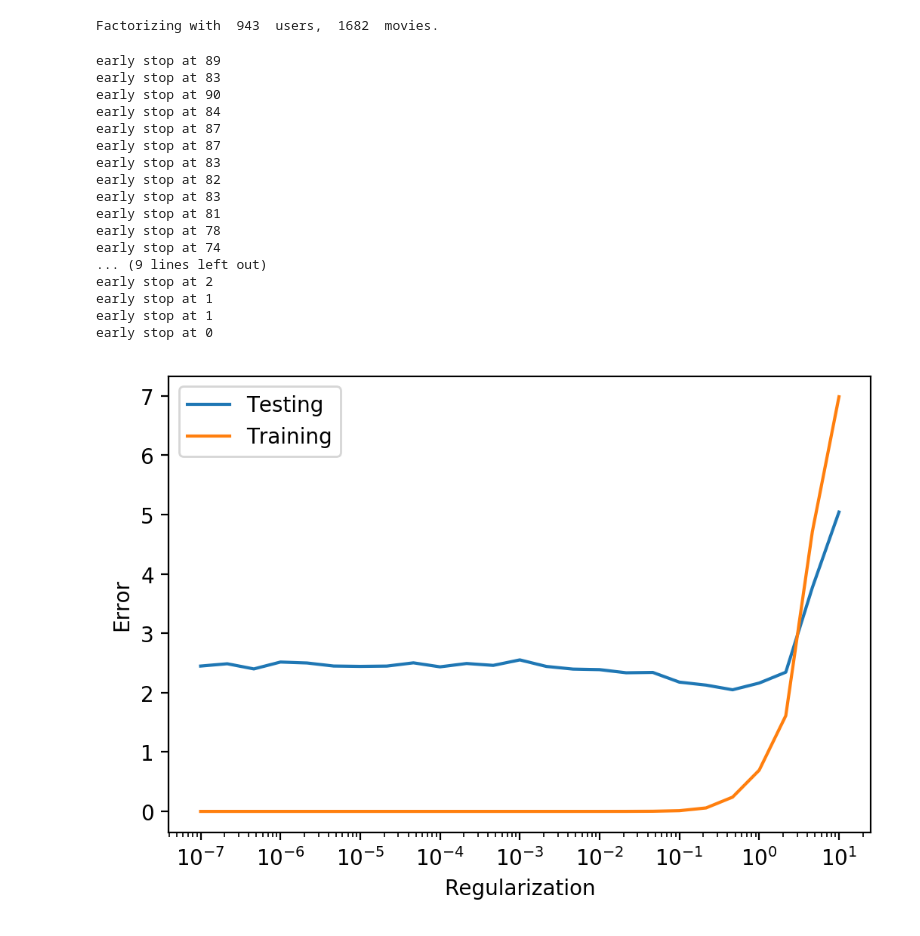
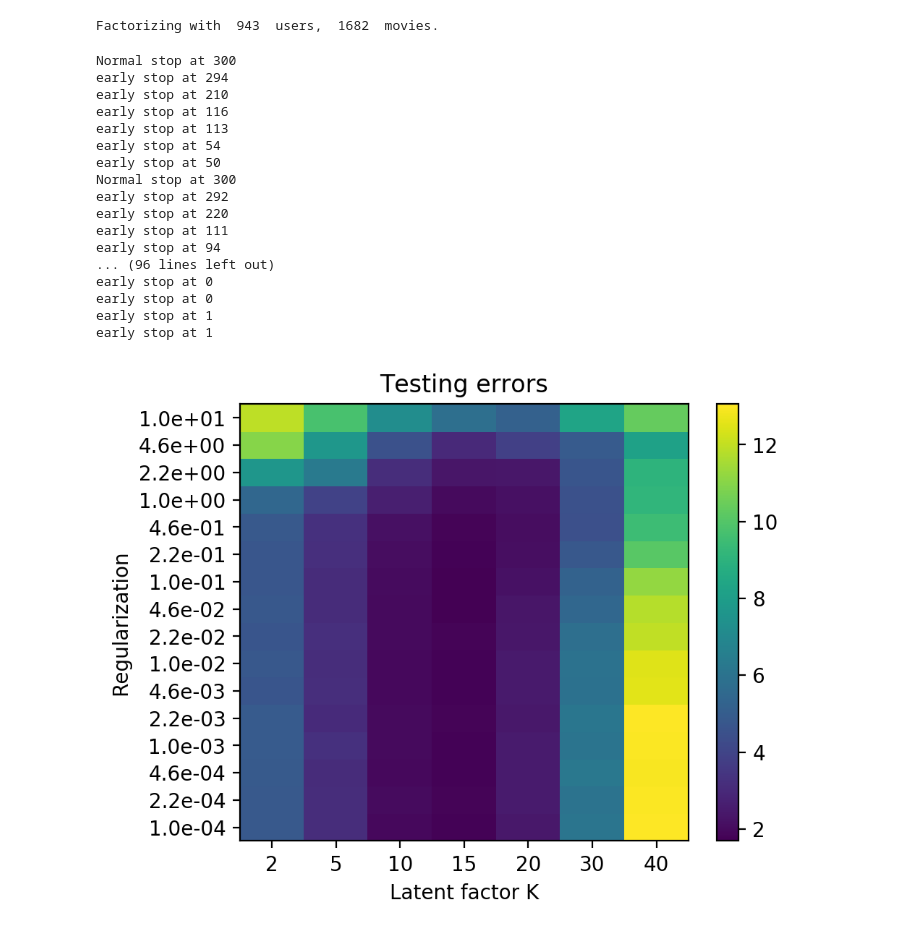
Before and after one commit to LiyinHe/CS155_project2, a Jupyter notebook: Basic_Learn_YM.ipynb, the cells around one changed output. Drawn from its saved outputs; the diff is of its cells as text; code cells hidden in the pictures.

```diff
--- a/Basic_Learn_YM.ipynb
+++ b/Basic_Learn_YM.ipynb
@@ -43,46 +43,55 @@ from prob2utils_YM import train_model, get_err
 M = max(max(trainData[:,0]), max(testData[:,0])) # users
 N = max(max(trainData[:,1]), max(testData[:,1])) # movies
 print("Factorizing with ", M, " users, ", N, " movies.")
-
-K = 20
 # %% [output]
 Factorizing with  943  users,  1682  movies.
 # %%
 import matplotlib.pyplot as plt
 
-regs = np.logspace(-7, 1, 25)
-losses = []
-for reg in regs:
-    U, V, loss = train_model(M, N, K, 0.03, reg, trainData[:, 0:3], eps=1e-10, max_epochs=300)
-    losses.append((loss, get_err(U, V, testData[:, 0:3])))
+regs = np.logspace(-4, 1, 16)
+Ks = [2, 5, 10, 15, 20, 30, 40]
+
+trainLosses = np.zeros((len(regs), len(Ks)))
+testLosses = np.zeros((len(regs), len(Ks)))
+
+for idx, reg in enumerate(regs):
+    for jdx, K in enumerate(Ks):
+        U, V, loss = train_model(M, N, K, 0.03, reg, trainData[:, 0:3], eps=1e-10, max_epochs=300)
+        testLosses[idx, jdx] = get_err(U, V, testData[:, 0:3])
+        trainLosses[idx, jdx] = loss
 # %% [output]
-early stop at 89
-early stop at 83
-early stop at 90
-early stop at 84
-early stop at 87
-early stop at 87
-early stop at 83
-early stop at 82
-early stop at 83
-early stop at 81
-early stop at 78
-early stop at 74
-... (9 lines left out)
-early stop at 2
+Normal stop at 300
+early stop at 294
+early stop at 210
+early stop at 116
+early stop at 113
+early stop at 54
+early stop at 50
+Normal stop at 300
+early stop at 292
+early stop at 220
+early stop at 111
+early stop at 94
+... (96 lines left out)
+early stop at 0
+early stop at 0
 early stop at 1
 early stop at 1
-early stop at 0
-# %%
-# plt.subplots(1, 1, figsize=)
-plt.plot(regs, [a[1] for a in losses], label='Testing')
-plt.plot(regs, [a[0] for a in losses], label='Training')
-plt.xscale('log')
-plt.ylabel('Error')
-plt.xlabel('Regularization')
-plt.legend()
-# plt.yscale('log')
-plt.show()
-# %% [output]
-[figure, removed]
+# %%
+fig, ax = plt.subplots(1, 1, figsize=(5, 4))
+heatmap = ax.pcolor(testLosses)
+ax.set_title('Testing errors')
+ax.set_xlabel('Latent factor K')
+ax.set_ylabel('Regularization')
+ax.set_yticks(np.arange(testLosses.shape[0]) + 0.5, minor=False)
+ax.set_xticks(np.arange(testLosses.shape[1]) + 0.5, minor=False)
+
+ax.set_xticklabels(Ks, minor=False)
+ax.set_yticklabels(['{0:.1e}'.format(a) for a in regs], minor=False)
+
+fig.colorbar(heatmap)
+
+plt.show()
+# %% [output]
+[figure, added]
 # %%
```
Also changed, not shown: parts of 10 cells of this notebook.
